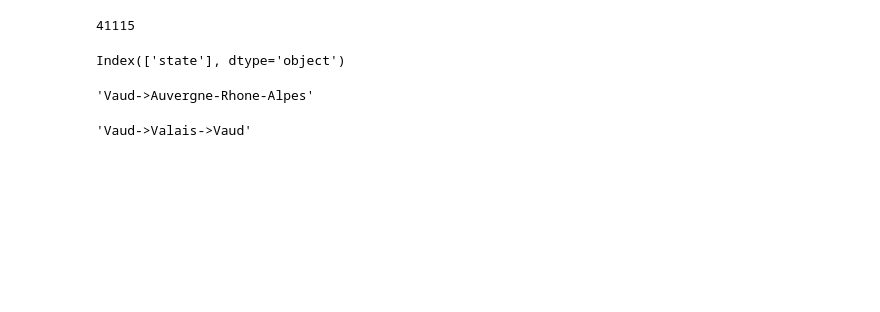
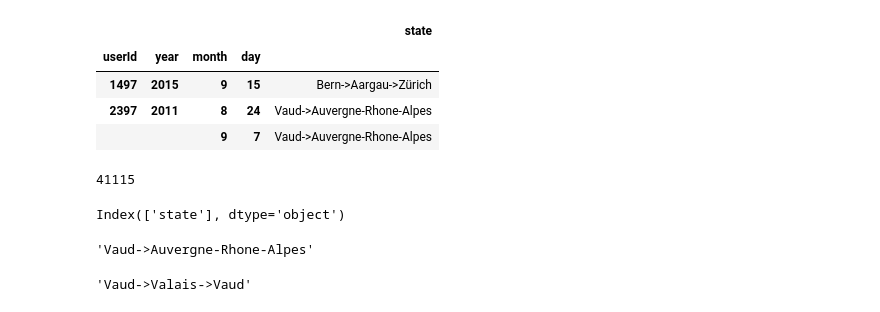
Before and after one commit to sorooshafiee/ADA-SAF-Project, a Jupyter notebook: visualise_last.ipynb, the cells around one changed output. Saved outputs shown, nothing was run; the diff lists cells and outputs as text; code cells hidden in the pictures; blank space fills up the shorter version.

```diff
--- a/visualise_last.ipynb
+++ b/visualise_last.ipynb
@@ -1,7 +1,17 @@
 # %%
+# import data with daily user movements
+# this part is on the sub part of the data
 import pickle
-with open('daily_patterns.pkl', 'rb') as f:
+with open('data/daily_patterns.pkl', 'rb') as f:
     data = pickle.load(f)
 # %%
 import pandas as pd
 df=pd.DataFrame(data)
+# data is in following form
+df.head(n=3)
+# %% [output]
+|  |  |  |  | state |
+| userId | year | month | day |  |
+| 1497 | 2015 | 9 | 15 | Bern->Aargau->Zürich |
+| 2397 | 2011 | 8 | 24 | Vaud->Auvergne-Rhone-Alpes |
+|  |  | 9 | 7 | Vaud->Auvergne-Rhone-Alpes |
```
Also changed, not shown: parts of 47 cells of this notebook.
